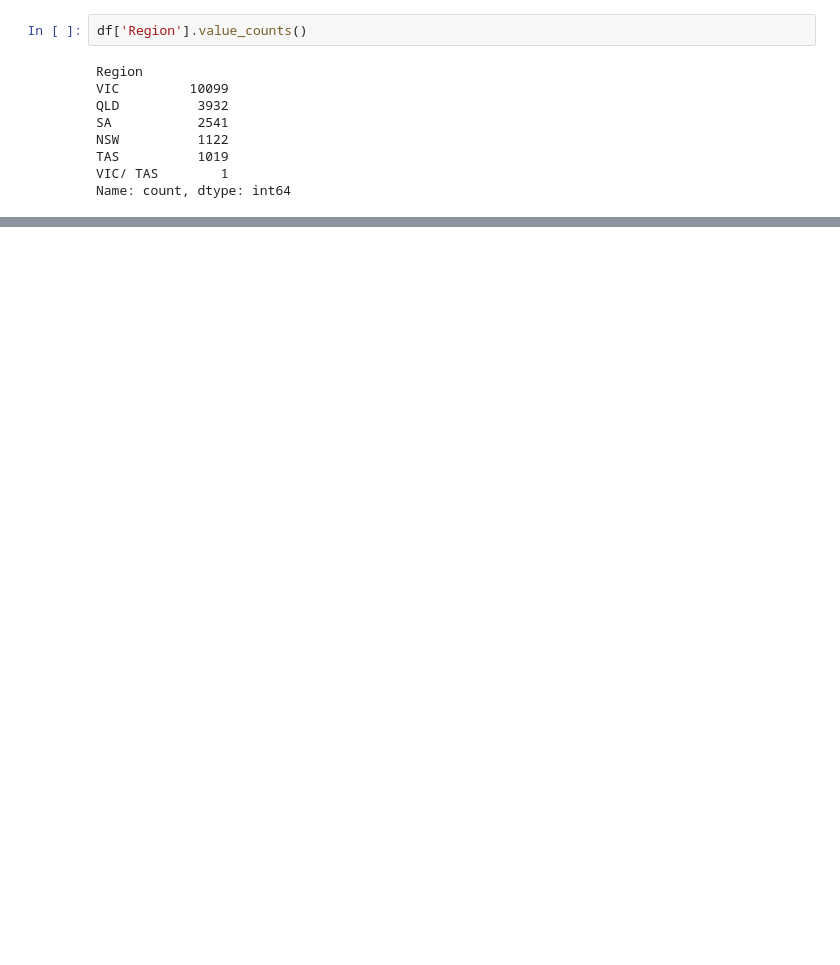
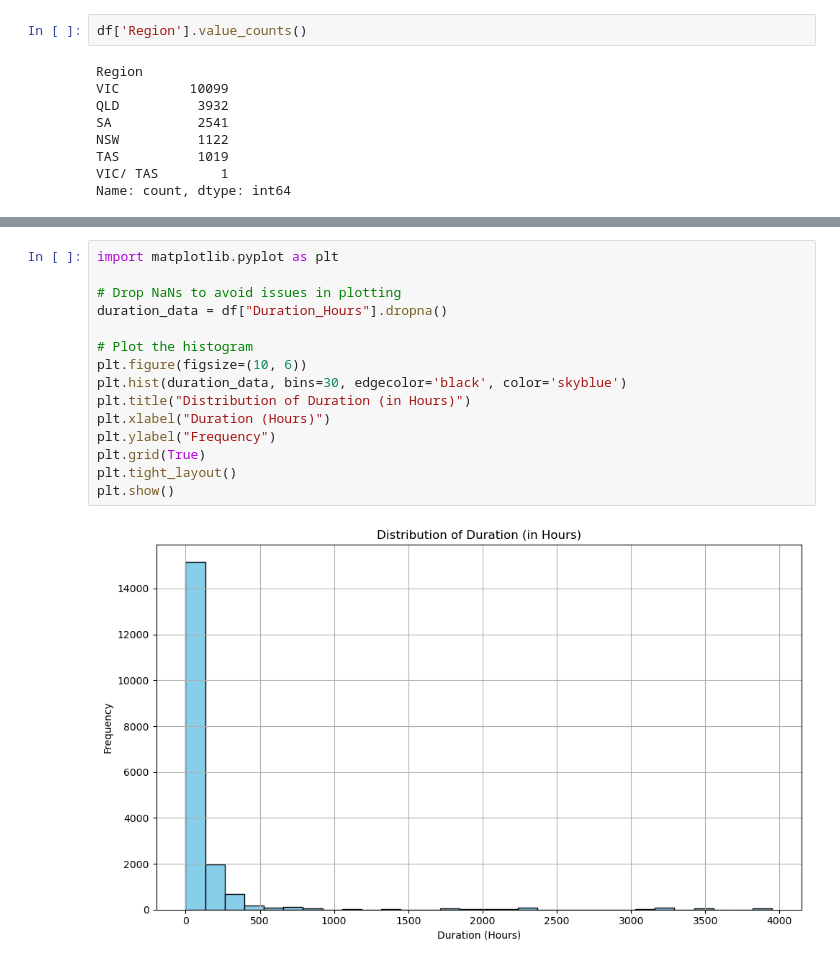
Before and after one commit to JerryZ-code/JZ_IFN695, a Jupyter notebook: 3.Data exploration and feature extraction/3.data_exploration.ipynb, the cells around one changed output, grey strips where cells are left out. Saved outputs shown, nothing was run; the diff lists cells and outputs as text; blank space fills up the shorter version.

Commit message:
completed pre-processing data

```diff
--- a/3.Data exploration and feature extraction/3.data_exploration.ipynb
+++ b/3.Data exploration and feature extraction/3.data_exploration.ipynb
@@ -94,0 +95,17 @@ plt.show()
+# %%
+import matplotlib.pyplot as plt
+
+# Drop NaNs to avoid issues in plotting
+duration_data = df["Duration_Hours"].dropna()
+
+# Plot the histogram
+plt.figure(figsize=(10, 6))
+plt.hist(duration_data, bins=30, edgecolor='black', color='skyblue')
+plt.title("Distribution of Duration (in Hours)")
+plt.xlabel("Duration (Hours)")
+plt.ylabel("Frequency")
+plt.grid(True)
+plt.tight_layout()
+plt.show()
+# %% [output]
+[figure, added]
```
Also changed, not shown: parts of 3 cells of this notebook, 2 other files.
